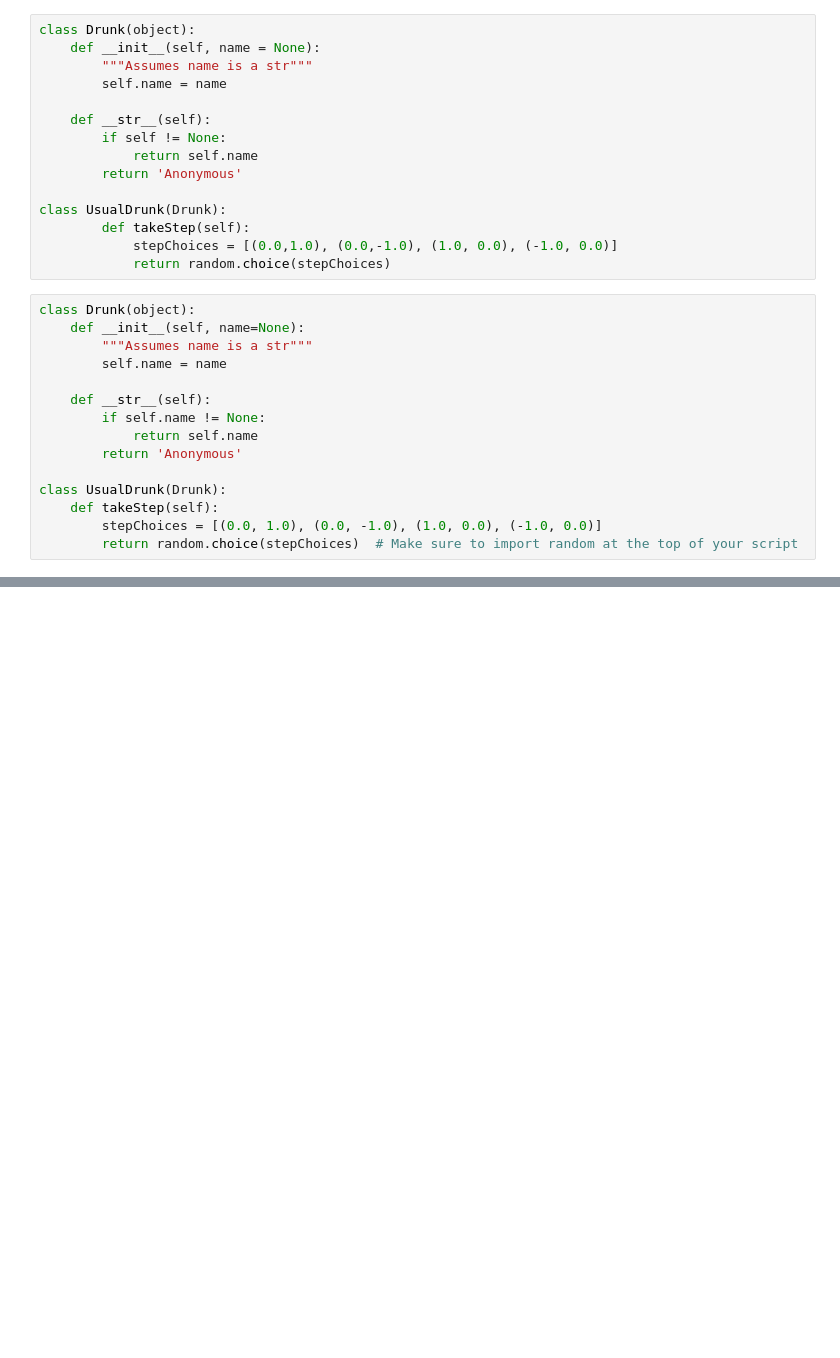
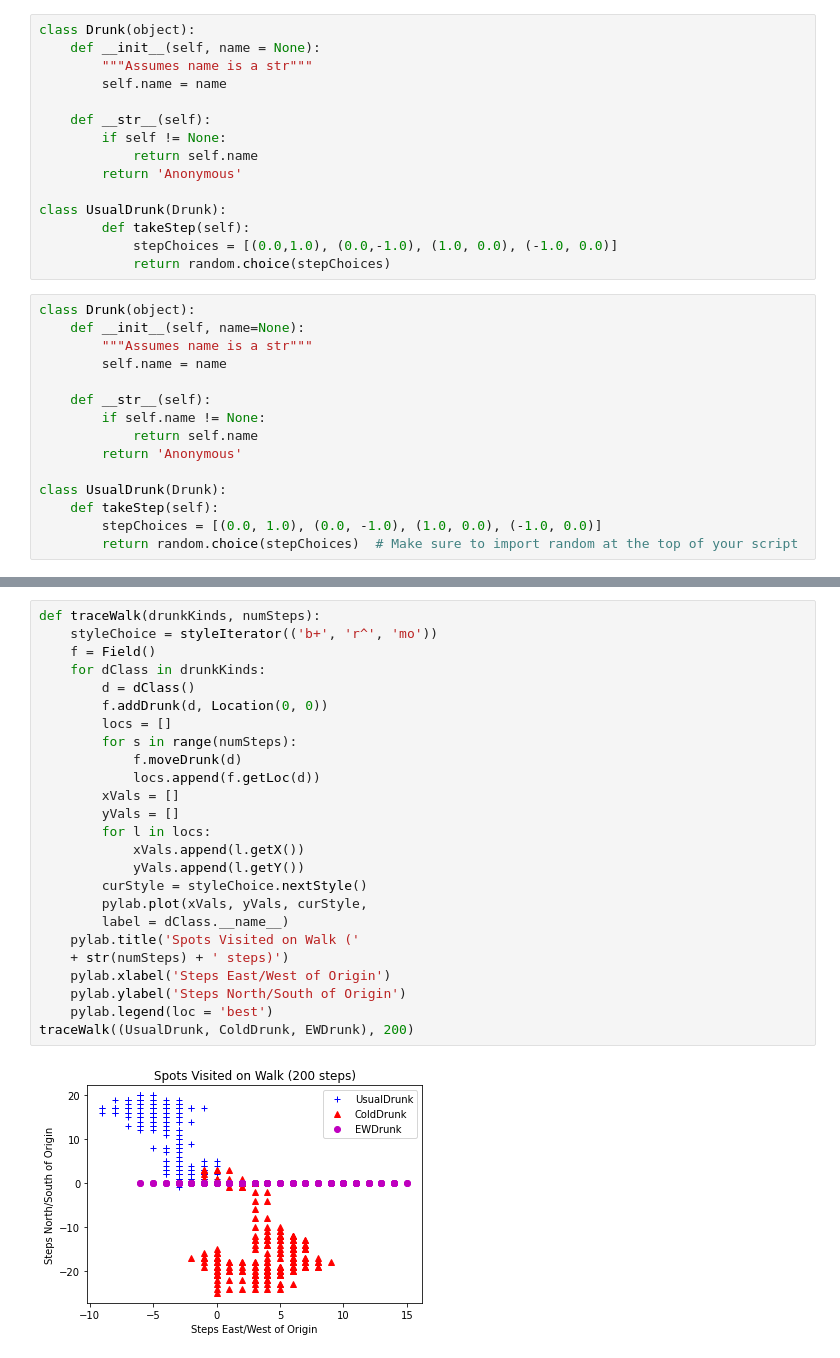
Before and after one commit to Kassaye52/IntrotoComputationwithPython, a Jupyter notebook: chapter13.ipynb, the cells around one changed output, grey strips where cells are left out. Drawn from its saved outputs; the diff is of its cells as text; blank space fills up the shorter version.

```diff
--- a/chapter13.ipynb
+++ b/chapter13.ipynb
@@ -82,0 +297,27 @@ class UsualDrunk(Drunk):
+# %%
+def traceWalk(drunkKinds, numSteps):
+    styleChoice = styleIterator(('b+', 'r^', 'mo'))
+    f = Field()
+    for dClass in drunkKinds:
+        d = dClass()
+        f.addDrunk(d, Location(0, 0))
+        locs = []
+        for s in range(numSteps):
+            f.moveDrunk(d)
+            locs.append(f.getLoc(d))
+        xVals = []
+        yVals = []
+        for l in locs:
+            xVals.append(l.getX())
+            yVals.append(l.getY())
+        curStyle = styleChoice.nextStyle()
+        pylab.plot(xVals, yVals, curStyle,
+        label = dClass.__name__)
+    pylab.title('Spots Visited on Walk ('
+    + str(numSteps) + ' steps)')
+    pylab.xlabel('Steps East/West of Origin')
+    pylab.ylabel('Steps North/South of Origin')
+    pylab.legend(loc = 'best')
+traceWalk((UsualDrunk, ColdDrunk, EWDrunk), 200)
+# %% [output]
+[figure, added]
```
Also changed, not shown: parts of 14 cells of this notebook.
